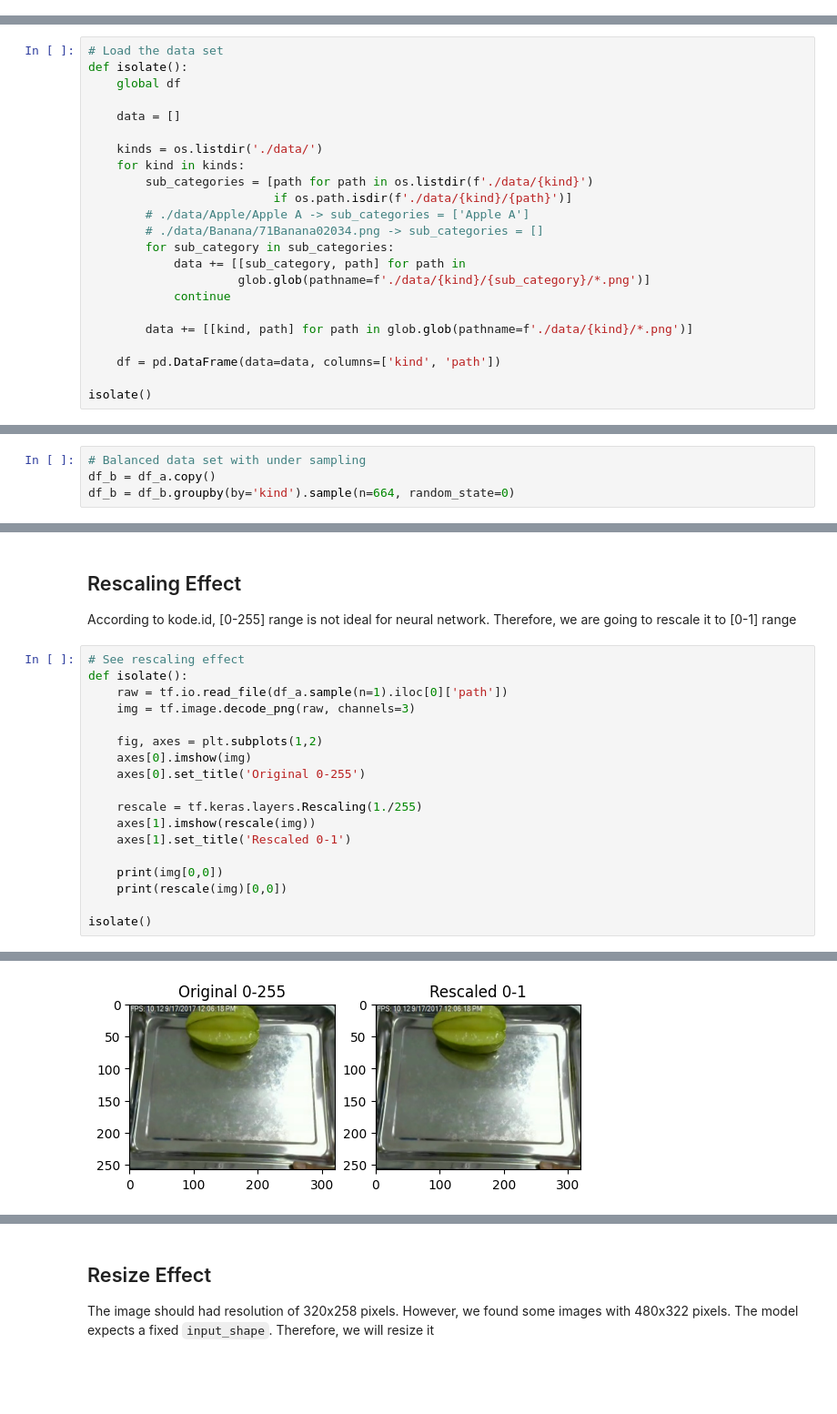
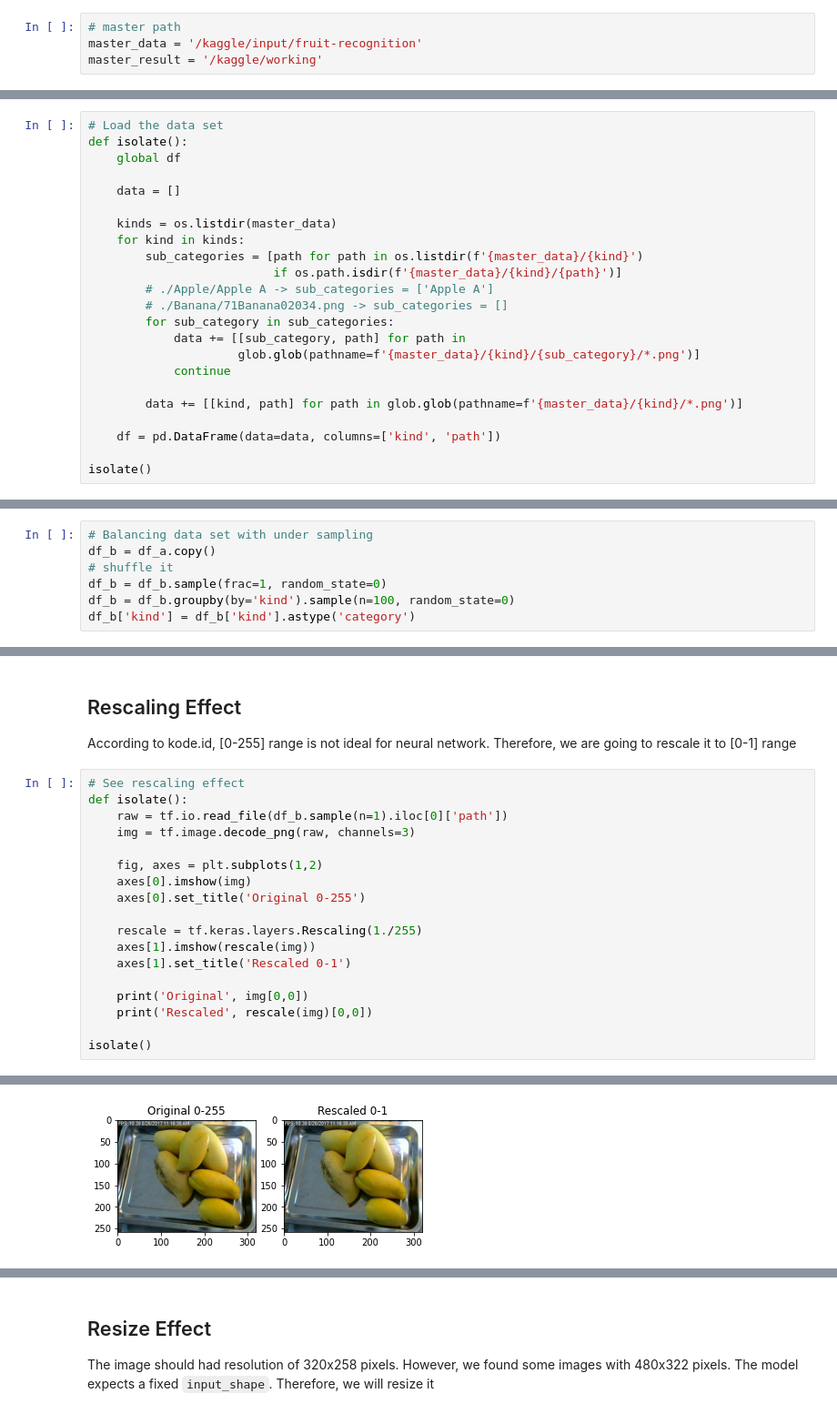
Before and after one commit to jasonrichdarmawan/p2-ml2, a Jupyter notebook: h8dsft_P2M2_jason_rich_darmawan_onggo_putra.ipynb, the cells around one changed output, grey strips where cells are left out. Shown at 91% size. Cells and saved outputs as stored; diff of their text form; blank space fills up the shorter version.

Commit message:
model generated with kaggle

```diff
--- a/h8dsft_P2M2_jason_rich_darmawan_onggo_putra.ipynb
+++ b/h8dsft_P2M2_jason_rich_darmawan_onggo_putra.ipynb
@@ -50,2 +51,6 @@ fruit-recognition.zip: Skipping, found more recently modified local copy (use --
+# %%
+# master path
+master_data = '/kaggle/input/fruit-recognition'
+master_result = '/kaggle/working'
 # %%
 # Get kind of fruits
@@ -93,18 +98,18 @@ def isolate():
 
     data = []
 
-    kinds = os.listdir('./data/')
+    kinds = os.listdir(master_data)
     for kind in kinds:
-        sub_categories = [path for path in os.listdir(f'./data/{kind}')
-                          if os.path.isdir(f'./data/{kind}/{path}')]
-        # ./data/Apple/Apple A -> sub_categories = ['Apple A']
-        # ./data/Banana/71Banana02034.png -> sub_categories = []
+        sub_categories = [path for path in os.listdir(f'{master_data}/{kind}')
+                          if os.path.isdir(f'{master_data}/{kind}/{path}')]
+        # ./Apple/Apple A -> sub_categories = ['Apple A']
+        # ./Banana/71Banana02034.png -> sub_categories = []
         for sub_category in sub_categories:
             data += [[sub_category, path] for path in
-                     glob.glob(pathname=f'./data/{kind}/{sub_category}/*.png')]
+                     glob.glob(pathname=f'{master_data}/{kind}/{sub_category}/*.png')]
             continue
 
-        data += [[kind, path] for path in glob.glob(pathname=f'./data/{kind}/*.png')]
+        data += [[kind, path] for path in glob.glob(pathname=f'{master_data}/{kind}/*.png')]
 
     df = pd.DataFrame(data=data, columns=['kind', 'path'])
 
@@ -265,6 +270,9 @@ df_a.loc[df_a['kind'] == 'Apple E', 'kind'].value_counts()
 Apple E    664
 Name: kind, dtype: int64
 # %%
-# Balanced data set with under sampling
+# Balancing data set with under sampling
 df_b = df_a.copy()
-df_b = df_b.groupby(by='kind').sample(n=664, random_state=0)
+# shuffle it
+df_b = df_b.sample(frac=1, random_state=0)
+df_b = df_b.groupby(by='kind').sample(n=100, random_state=0)
+df_b['kind'] = df_b['kind'].astype('category')
@@ -275,7 +292,7 @@ According to kode.id, [0-255] range is not ideal for neural network. Therefore,
 # %%
 # See rescaling effect
 def isolate():
-    raw = tf.io.read_file(df_a.sample(n=1).iloc[0]['path'])
+    raw = tf.io.read_file(df_b.sample(n=1).iloc[0]['path'])
     img = tf.image.decode_png(raw, channels=3)
 
     fig, axes = plt.subplots(1,2)
@@ -286,8 +303,8 @@ def isolate():
     axes[1].imshow(rescale(img))
     axes[1].set_title('Rescaled 0-1')
 
-    print(img[0,0])
-    print(rescale(img)[0,0])
+    print('Original', img[0,0])
+    print('Rescaled', rescale(img)[0,0])
 
 isolate()
 # %% [output]
@@ -296 +326 @@ tf.Tensor([0.30980393 0.32941177 0.32156864], shape=(3,), dtype=float32)
-[figure, old version]
+[figure, new version]
```
Also changed, not shown: parts of 36 cells of this notebook, 6 other files.
